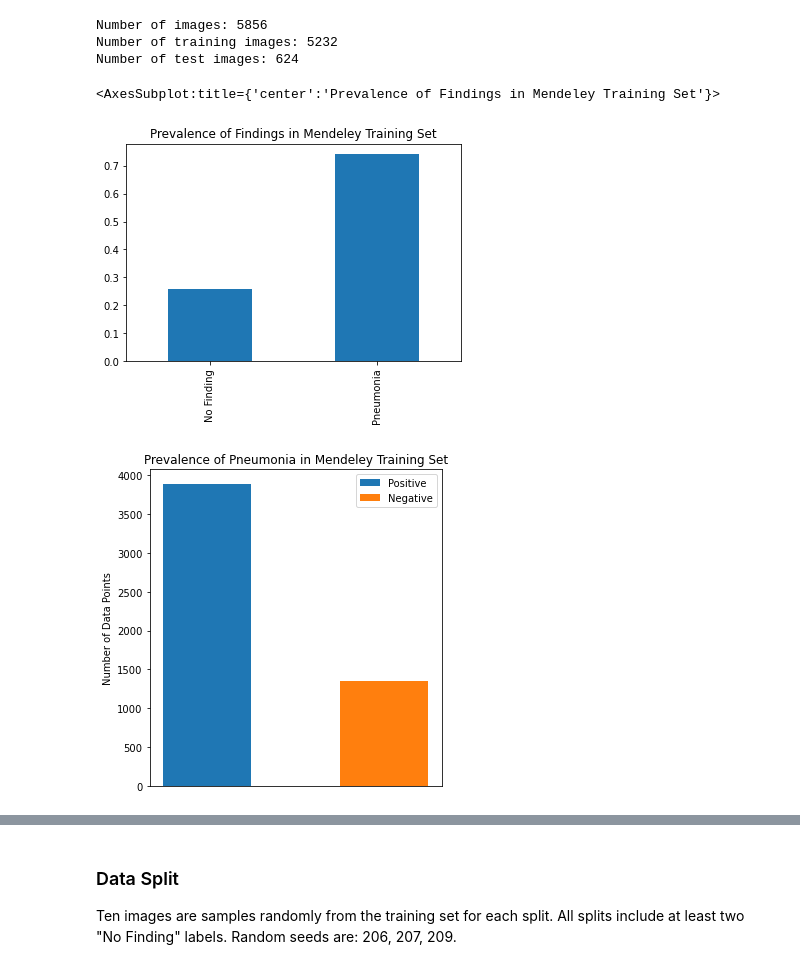
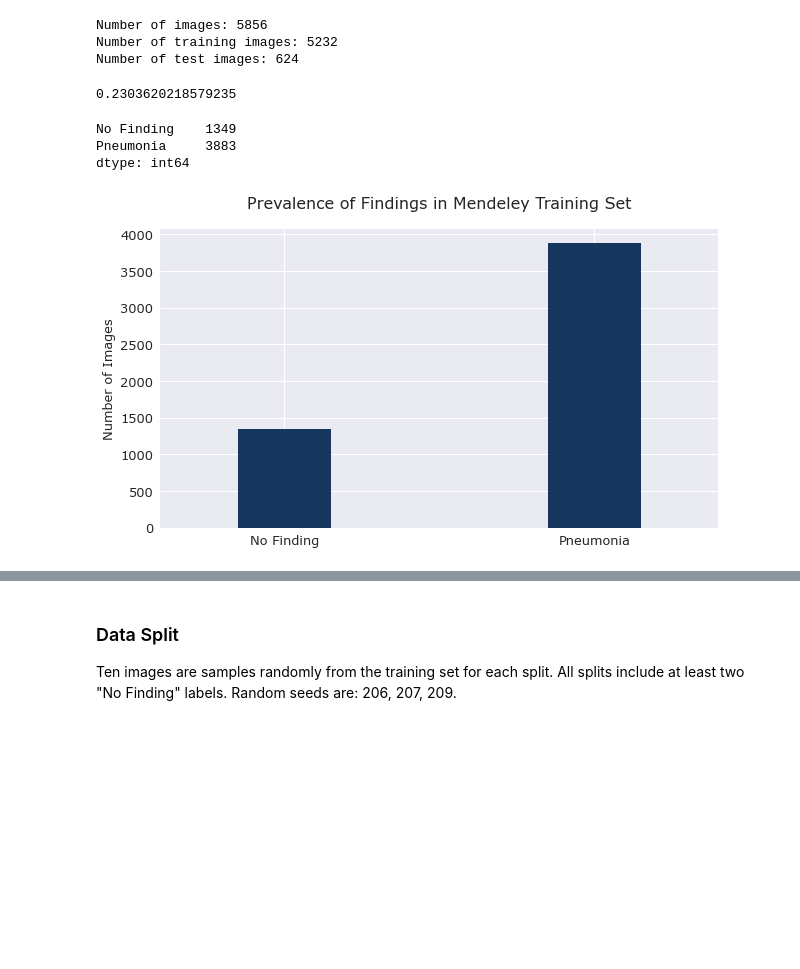
Before and after one commit to linev8k/cxr-fl-privacy, a Jupyter notebook: mendeley_data.ipynb, the cells around one changed output, grey strips where cells are left out. Saved outputs shown, nothing was run; the diff lists cells and outputs as text; code cells hidden in the pictures; blank space fills up the shorter version.

```diff
--- a/mendeley_data.ipynb
+++ b/mendeley_data.ipynb
@@ -83,3 +83,15 @@ test_df.to_csv('../mendeley_xray/test_mendeley.csv', index=False)
 assert len(train_df) + len(test_df) == 5856
 # %% [markdown]
 ### Label Distribution
+# %%
+plt.style.use('seaborn')
+plt.rcParams['font.family'] = 'sans-serif'
+plt.rcParams['font.sans-serif'] = ['Verdana']
+
+plt.rc('font', size=10) #controls default text size
+plt.rc('axes', titlesize=16) #fontsize of the title
+plt.rc('axes', labelsize=13) #fontsize of the x and y labels
+plt.rc('xtick', labelsize=13) #fontsize of the x tick labels
+plt.rc('ytick', labelsize=13) #fontsize of the y tick labels
+plt.rc('legend', fontsize=13) #fontsize of the legend
+cmap = plt.cm.get_cmap('cividis')
@@ -86,3 +100,8 @@ assert len(train_df) + len(test_df) == 5856
+# %%
+train_path = './mendeley_xray/train_mendeley.csv'
+train_df = pd.read_csv(train_path)
+test_path = './mendeley_xray/test_mendeley.csv'
+test_df = pd.read_csv(test_path)
 # %%
 print(f"Number of images: {len(test_df)+len(train_df)}")
 print(f"Number of training images: {len(train_df)}")
@@ -94,9 +113,3 @@ Number of test images: 624
 # %%
 pos = train_df[train_df == 1.0].iloc[:,[5,12]].count()
 neg = train_df[train_df == 0].iloc[:,[5,12]].count()
-# %%
-pos_perc = pos/len(train_df)
-pos_perc.plot(kind='bar', title="Prevalence of Findings in Mendeley Training Set")
-# %% [output]
-<AxesSubplot:title={'center':'Prevalence of Findings in Mendeley Training Set'}>
-[figure, removed]
@@ -105,36 +116,20 @@ img_path = '../../visualization/data/'
-# %%
-pos = train_df[train_df == 1.0].iloc[:,[12]].count()
-neg = train_df[train_df == 0].iloc[:,[12]].count()
-# %%
-X = list(pos.index)
-X_axis = np.arange(len(pos))
-
-f = plt.figure()
-f.set_figwidth(5)
-f.set_figheight(5)
-
-plt.bar(X_axis, pos, 0.01, label = 'Positive')
-plt.bar(X_axis+0.02, neg, -0.01, label='Negative')
-
-plt.tick_params(
-    axis='x',          # changes apply to the x-axis
-    which='both',      # both major and minor ticks are affected
-    bottom=False,      # ticks along the bottom edge are off
-    top=False,         # ticks along the top edge are off
-    labelbottom=False)
-
-plt.ylabel("Number of Data Points")
-plt.title("Prevalence of Pneumonia in Mendeley Training Set")
-plt.legend(loc='upper right')
-
-plt.tight_layout()
-
-f.savefig(img_path+'label_mendeley_train.png')
-
-plt.plot()
-plt.show()
-# %% [output]
-[figure, removed]
+# %%
+1349/5856
+# %% [output]
+0.2303620218579235
+# %%
+fig, ax = plt.subplots(facecolor='white', figsize=(10,5.5))
+pos.plot(kind='bar', colormap='cividis', alpha=0.9, width=0.3)
+ax.set_ylabel('Number of Images')
+ax.tick_params(axis='x', labelrotation= 0)
+ax.set_title('Prevalence of Findings in Mendeley Training Set', pad=20)
+# plt.savefig(img_path+'mendeley_prevalence_train.png', dpi=300, facecolor='white', bbox_inches = 'tight')
+print(pos)
+# %% [output]
+No Finding    1349
+Pneumonia     3883
+dtype: int64
+[figure, added]
 # %%
 pos = test_df[test_df == 1.0].iloc[:,[5,12]].count()
 neg = test_df[test_df == 0].iloc[:,[5,12]].count()
```
Also changed, not shown: parts of 6 cells of this notebook, 1 other file.
